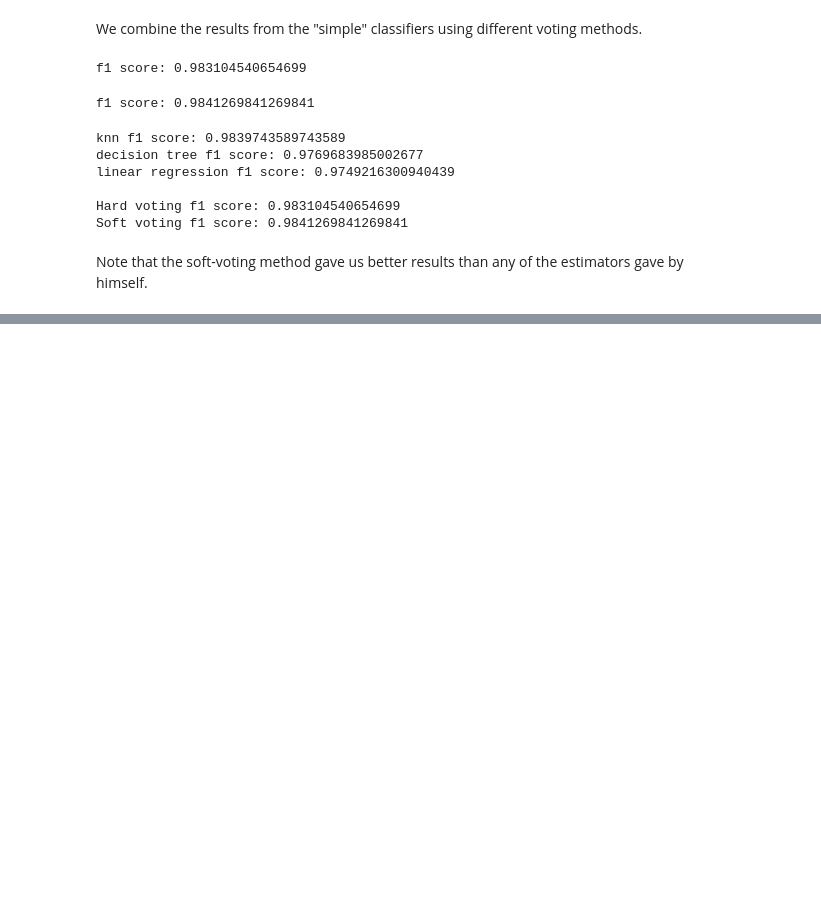
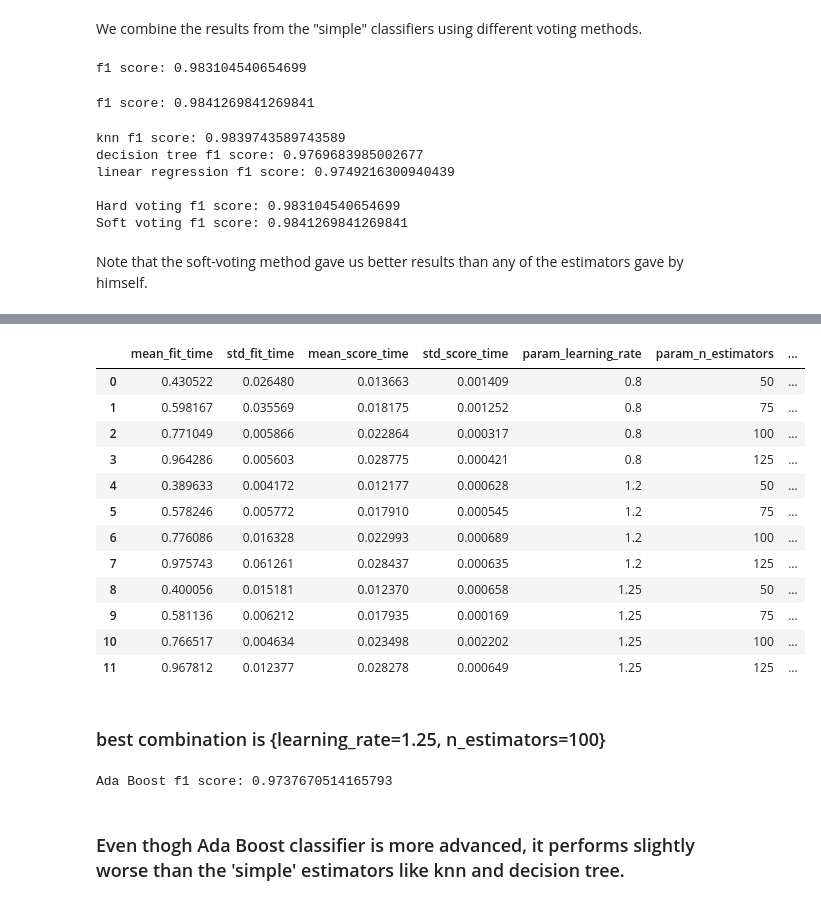
Before and after one commit to oridarshan/data-visualization-project, a Jupyter notebook: Classification notebook.ipynb, the cells around one changed output, grey strips where cells are left out. Drawn from its saved outputs; the diff is of its cells as text; code cells hidden in the pictures; blank space fills up the shorter version.

```diff
--- a/Classification notebook.ipynb
+++ b/Classification notebook.ipynb
@@ -529,0 +586,26 @@ Note that the soft-voting method gave us better results than any of the estimato
+# %%
+pd.DataFrame(grid.cv_results_)
+# %% [output]
+|  | mean_fit_time | std_fit_time | mean_score_time | std_score_time | param_learning_rate | param_n_estimators | ... |
+| 0 | 0.430522 | 0.026480 | 0.013663 | 0.001409 | 0.8 | 50 | ... |
+| 1 | 0.598167 | 0.035569 | 0.018175 | 0.001252 | 0.8 | 75 | ... |
+| 2 | 0.771049 | 0.005866 | 0.022864 | 0.000317 | 0.8 | 100 | ... |
+| 3 | 0.964286 | 0.005603 | 0.028775 | 0.000421 | 0.8 | 125 | ... |
+| 4 | 0.389633 | 0.004172 | 0.012177 | 0.000628 | 1.2 | 50 | ... |
+| 5 | 0.578246 | 0.005772 | 0.017910 | 0.000545 | 1.2 | 75 | ... |
+| 6 | 0.776086 | 0.016328 | 0.022993 | 0.000689 | 1.2 | 100 | ... |
+| 7 | 0.975743 | 0.061261 | 0.028437 | 0.000635 | 1.2 | 125 | ... |
+| 8 | 0.400056 | 0.015181 | 0.012370 | 0.000658 | 1.25 | 50 | ... |
+| 9 | 0.581136 | 0.006212 | 0.017935 | 0.000169 | 1.25 | 75 | ... |
+| 10 | 0.766517 | 0.004634 | 0.023498 | 0.002202 | 1.25 | 100 | ... |
+| 11 | 0.967812 | 0.012377 | 0.028278 | 0.000649 | 1.25 | 125 | ... |
+# %% [markdown]
+### best combination is {learning_rate=1.25, n_estimators=100}
+# %%
+abc=grid.best_estimator_
+ada_pred=abc.predict(X_test)
+print("Ada Boost f1 score: " + str(f1_score(y_test,ada_pred)))
+# %% [output]
+Ada Boost f1 score: 0.9737670514165793
+# %% [markdown]
+### Even thogh Ada Boost classifier is more advanced, it performs slightly worse than the 'simple' estimators like knn and decision tree.
```
Also changed, not shown: parts of 8 cells of this notebook.
